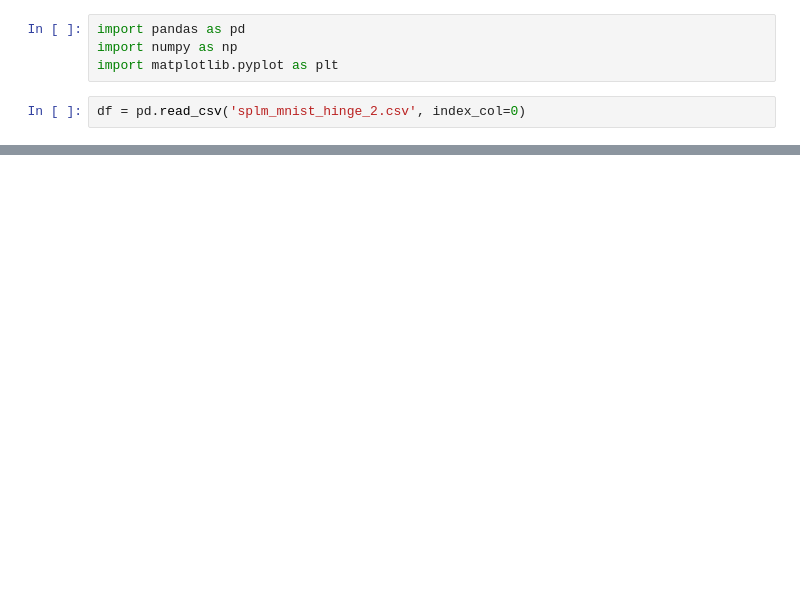
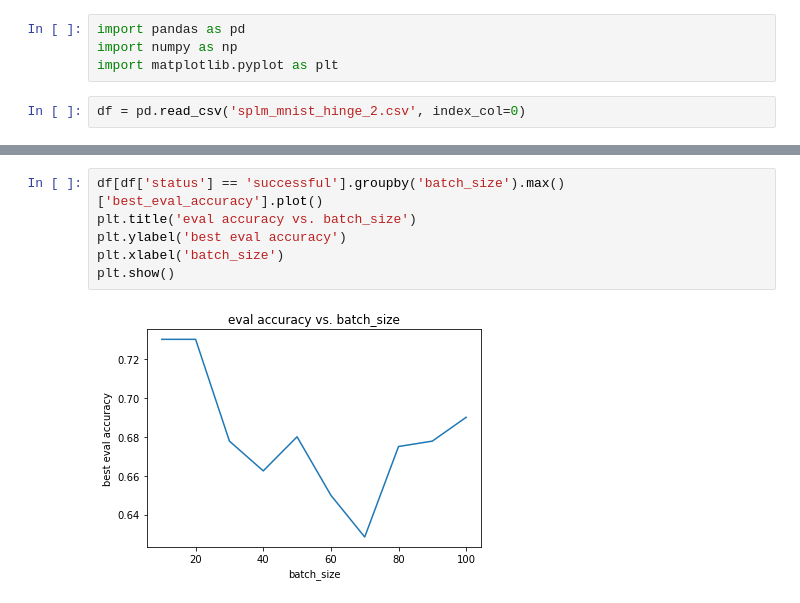
Before and after one commit to eldarab/SPLM, a Jupyter notebook: experiments/results/visualize_results.ipynb, the cells around one changed output, grey strips where cells are left out. Saved outputs shown, nothing was run; the diff lists cells and outputs as text; blank space fills up the shorter version.

```diff
--- a/experiments/results/visualize_results.ipynb
+++ b/experiments/results/visualize_results.ipynb
@@ -41,0 +22,8 @@ df.groupby(['status', 'beta']).mean()
+# %%
+df[df['status'] == 'successful'].groupby('batch_size').max()['best_eval_accuracy'].plot()
+plt.title('eval accuracy vs. batch_size')
+plt.ylabel('best eval accuracy')
+plt.xlabel('batch_size')
+plt.show()
+# %% [output]
+[figure, added]
```
Also changed, not shown: parts of 17 cells of this notebook.
